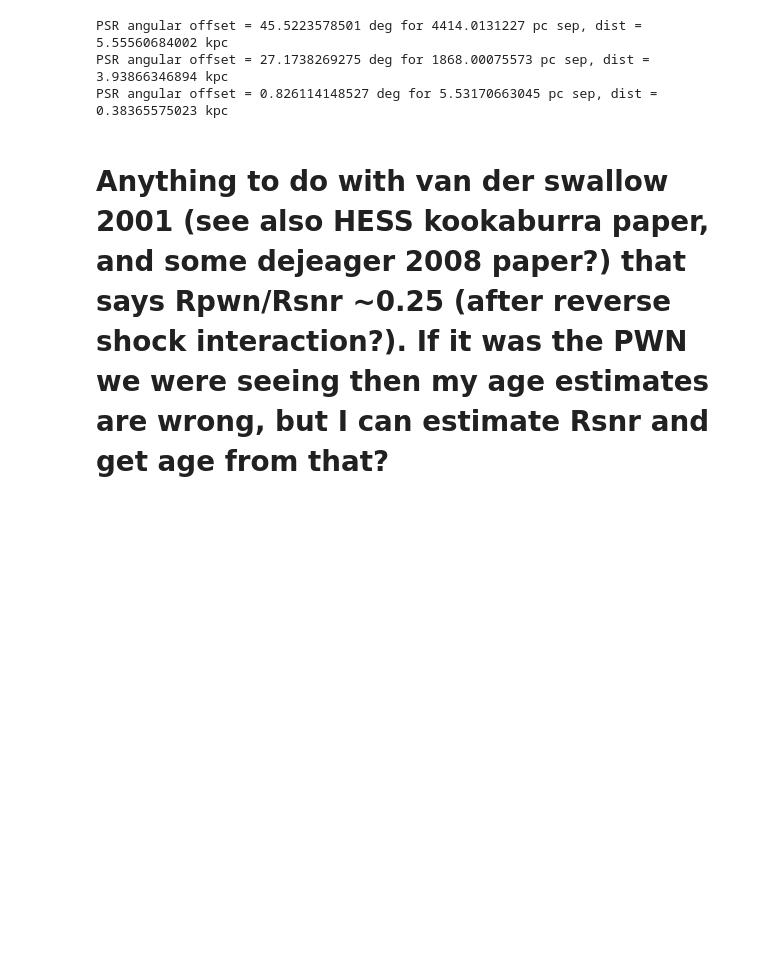
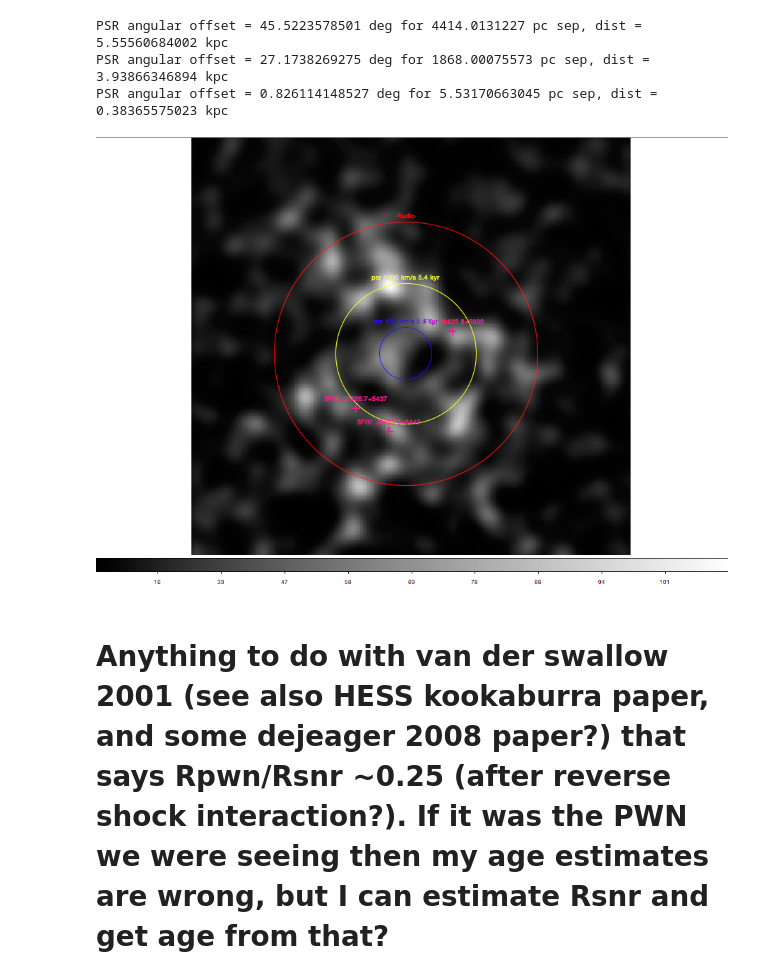
Before and after one commit to bbw7561135/ipynbs, a Jupyter notebook: G150.3+4.5.ipynb, the cells around one changed output. Drawn from its saved outputs; the diff is of its cells as text; code cells hidden in the pictures; blank space fills up the shorter version.

Commit message:
G150 paper updates
Updated calculations, image of PSR lists and some text on Rpwn.

```diff
--- a/G150.3+4.5.ipynb
+++ b/G150.3+4.5.ipynb
@@ -223,5 +241,9 @@ for i in psrSep_Dist:
 PSR angular offset = 45.5223578501 deg for 4414.0131227 pc sep, dist = 5.55560684002 kpc
 PSR angular offset = 27.1738269275 deg for 1868.00075573 pc sep, dist = 3.93866346894 kpc
 PSR angular offset = 0.826114148527 deg for 5.53170663045 pc sep, dist = 0.38365575023 kpc
+# %%
+Image(filename= os.path.join(home,'Dropbox/CurrentWork/G150/G150_smoothResidCmap_PSRdists.png'), height = 800, width = 800)
+# %% [output]
+[figure, added]
 # %% [markdown]
 # Anything to do with  van der swallow 2001 (see also HESS kookaburra paper, and some dejeager 2008 paper?) that says Rpwn/Rsnr ~0.25 (after reverse shock interaction?). If it was the PWN we were seeing then my age estimates are wrong, but I can estimate Rsnr and get age from that?
```
Also changed, not shown: parts of 5 cells of this notebook.
